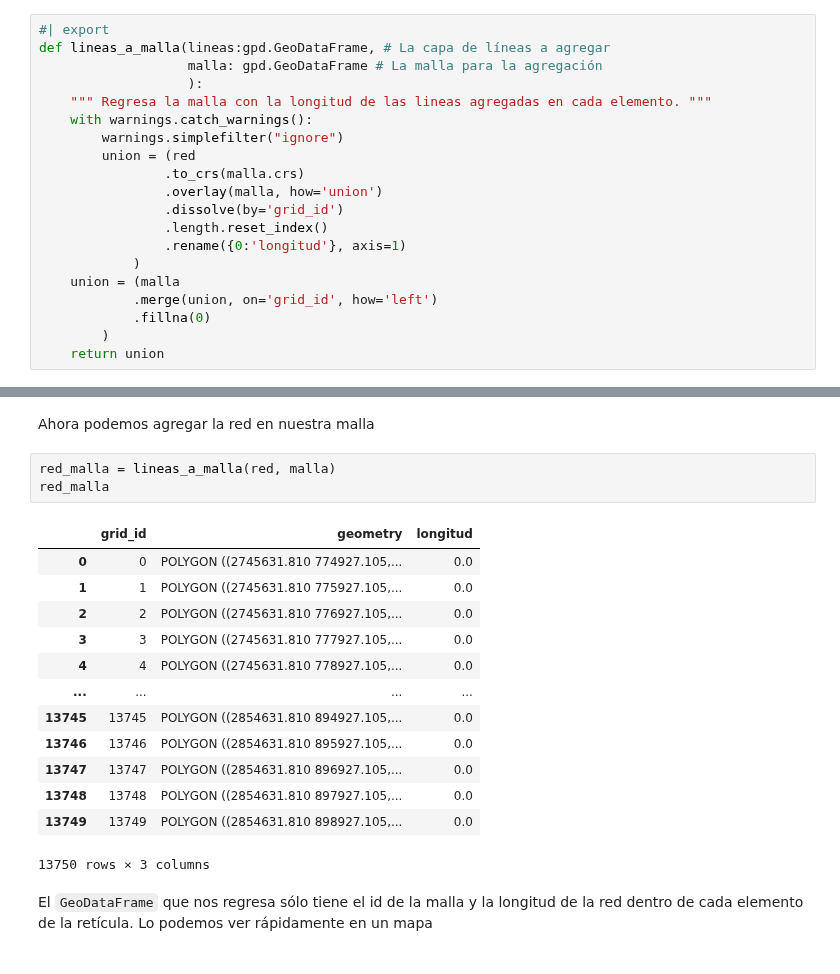
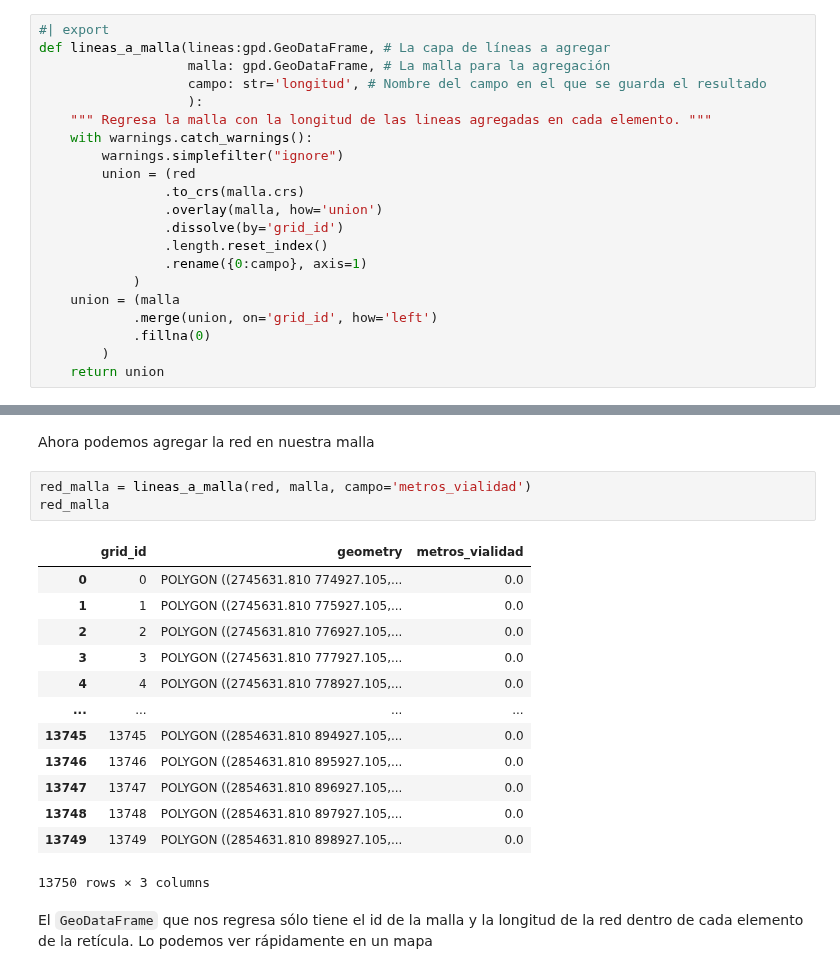
Before and after one commit to CentroGeo/pyLandUseMX, a Jupyter notebook: 01_mallas.ipynb, the cells around one changed output, grey strips where cells are left out. Drawn from its saved outputs; the diff is of its cells as text.

```diff
--- a/01_mallas.ipynb
+++ b/01_mallas.ipynb
@@ -124,7 +125,8 @@ Esta función se encarga de agregar una capa de líneas en una malla. Calcula la
 # %%
 #| export
 def lineas_a_malla(lineas:gpd.GeoDataFrame, # La capa de líneas a agregar
-                   malla: gpd.GeoDataFrame # La malla para la agregación
+                   malla: gpd.GeoDataFrame, # La malla para la agregación
+                   campo: str='longitud', # Nombre del campo en el que se guarda el resultado
                    ):
     """ Regresa la malla con la longitud de las lineas agregadas en cada elemento. """
     with warnings.catch_warnings():
@@ -134,7 +136,7 @@ def lineas_a_malla(lineas:gpd.GeoDataFrame, # La capa de líneas a agregar
                 .overlay(malla, how='union')
                 .dissolve(by='grid_id')
                 .length.reset_index()
-                .rename({0:'longitud'}, axis=1)
+                .rename({0:campo}, axis=1)
             )
     union = (malla
             .merge(union, on='grid_id', how='left')
@@ -154,10 +156,10 @@ red.plot()
 # %% [markdown]
 Ahora podemos agregar la red en nuestra malla
 # %%
-red_malla = lineas_a_malla(red, malla)
+red_malla = lineas_a_malla(red, malla, campo='metros_vialidad')
 red_malla
 # %% [output]
-|  | grid_id | geometry | longitud |
+|  | grid_id | geometry | metros_vialidad |
 | 0 | 0 | POLYGON ((2745631.810 774927.105,... | 0.0 |
 | 1 | 1 | POLYGON ((2745631.810 775927.105,... | 0.0 |
 | 2 | 2 | POLYGON ((2745631.810 776927.105,... | 0.0 |
```
Also changed, not shown: parts of 6 cells of this notebook, 1 other file.
